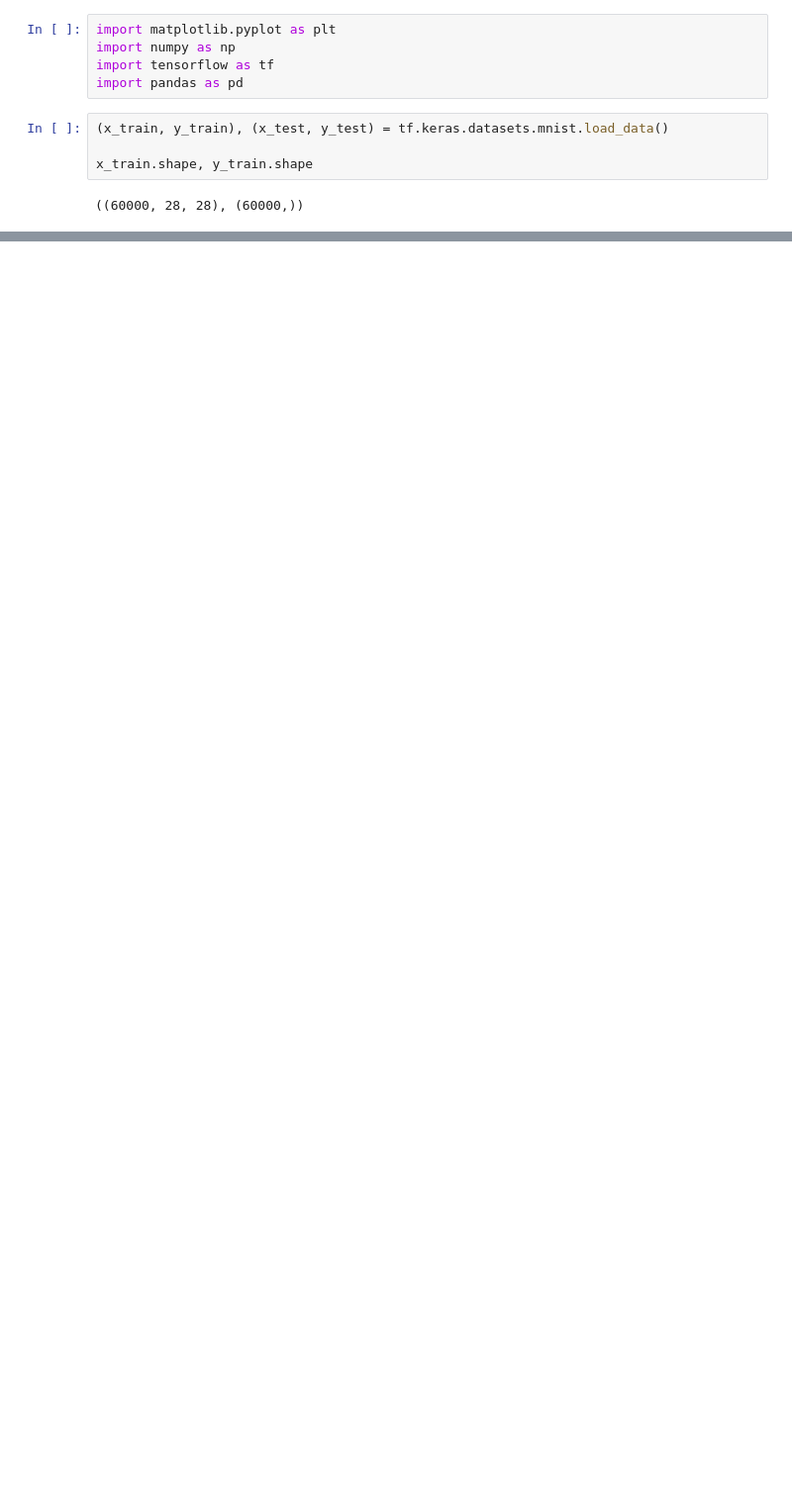
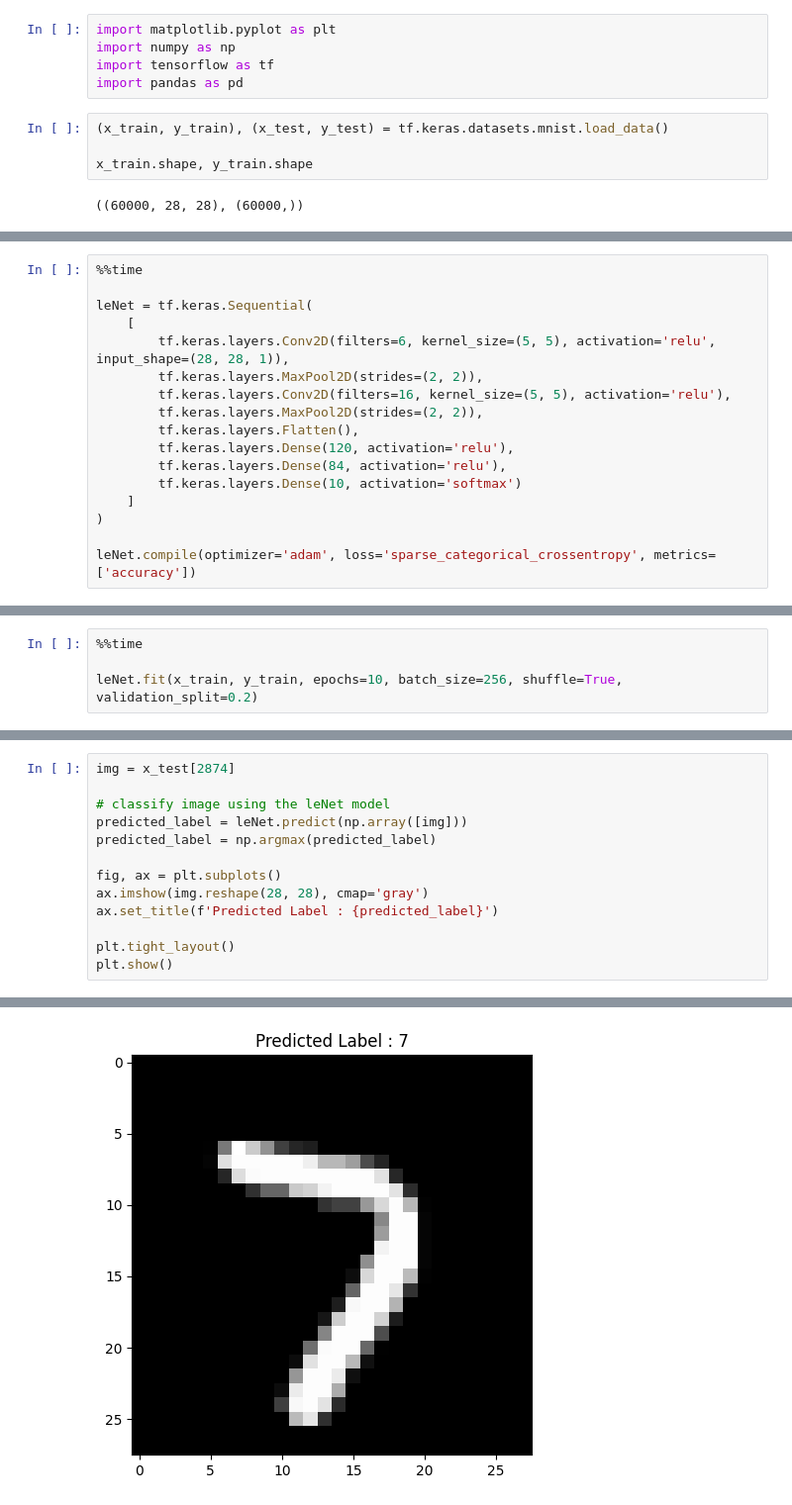
Before and after one commit to RndmCodeGuy20/DLLab, a Jupyter notebook: Practical 7/src/MNIST Digit Recognition.ipynb, the cells around one changed output, grey strips where cells are left out. Shown at 99% size. Cells and saved outputs as stored; diff of their text form; blank space fills up the shorter version.

```diff
--- a/Practical 7/src/MNIST Digit Recognition.ipynb
+++ b/Practical 7/src/MNIST Digit Recognition.ipynb
@@ -64,0 +202,17 @@ ValueError: One of the dimensions in the output is <= 0 due to downsampling in c
+# %%
+%%time
+
+leNet = tf.keras.Sequential(
+    [
+        tf.keras.layers.Conv2D(filters=6, kernel_size=(5, 5), activation='relu', input_shape=(28, 28, 1)),
+        tf.keras.layers.MaxPool2D(strides=(2, 2)),
+        tf.keras.layers.Conv2D(filters=16, kernel_size=(5, 5), activation='relu'),
+        tf.keras.layers.MaxPool2D(strides=(2, 2)),
+        tf.keras.layers.Flatten(),
+        tf.keras.layers.Dense(120, activation='relu'),
+        tf.keras.layers.Dense(84, activation='relu'),
+        tf.keras.layers.Dense(10, activation='softmax')
+    ]
+)
+
+leNet.compile(optimizer='adam', loss='sparse_categorical_crossentropy', metrics=['accuracy'])
@@ -64,0 +242,4 @@ ValueError: One of the dimensions in the output is <= 0 due to downsampling in c
+# %%
+%%time
+
+leNet.fit(x_train, y_train, epochs=10, batch_size=256, shuffle=True, validation_split=0.2)
@@ -64,0 +270,14 @@ ValueError: One of the dimensions in the output is <= 0 due to downsampling in c
+# %%
+img = x_test[2874]
+
+# classify image using the leNet model
+predicted_label = leNet.predict(np.array([img]))
+predicted_label = np.argmax(predicted_label)
+
+fig, ax = plt.subplots()
+ax.imshow(img.reshape(28, 28), cmap='gray')
+ax.set_title(f'Predicted Label : {predicted_label}')
+
+plt.tight_layout()
+plt.show()
+# %% [output]
@@ -64,0 +285 @@ ValueError: One of the dimensions in the output is <= 0 due to downsampling in c
+[figure, added]
```
Also changed, not shown: parts of 23 cells of this notebook, 3 other files.
